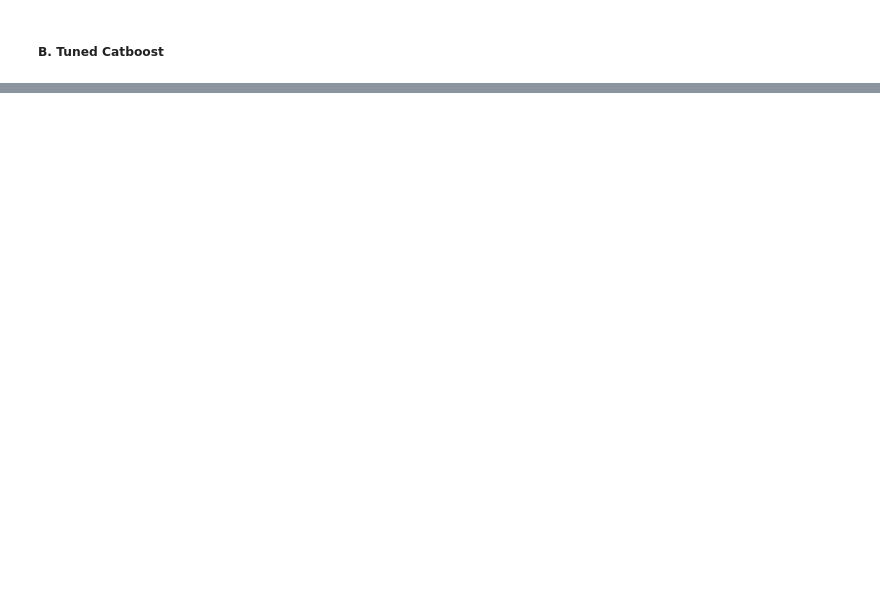
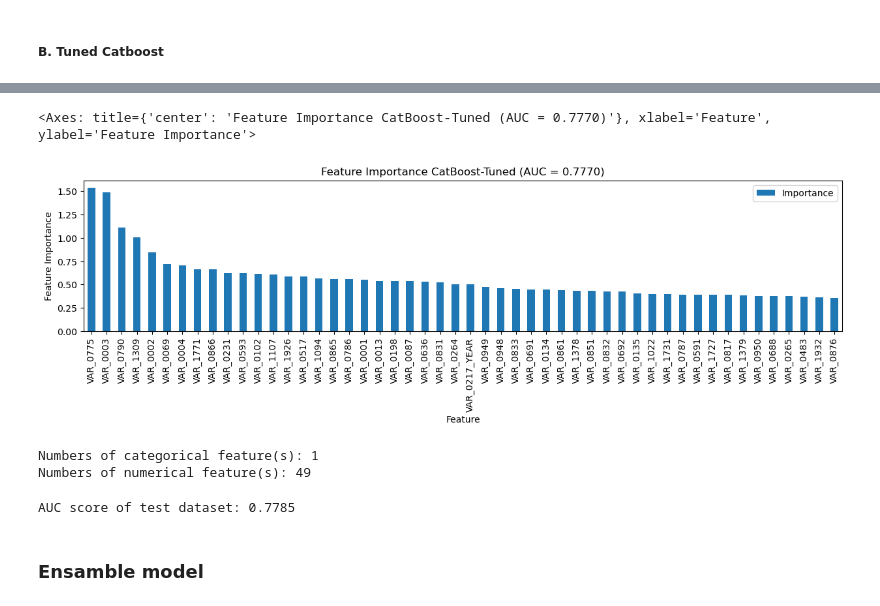
Before and after one commit to rezadzikri19/CLF-Spring-Leaf-Markeing-Response, a Jupyter notebook: marketing_classification.ipynb, the cells around one changed output, grey strips where cells are left out. Drawn from its saved outputs; the diff is of its cells as text; code cells hidden in the pictures; blank space fills up the shorter version.

Commit message:
add stacked ensamble

```diff
--- a/marketing_classification.ipynb
+++ b/marketing_classification.ipynb
@@ -1361,0 +1413,3 @@ study.best_params
+# %%
+best_params = study.best_params
+best_params
@@ -1361,0 +1430,65 @@ study.best_params
+# %%
+clf_cat_tuned = CatBoostClassifier(**defined_params, **best_params)
+# %%
+IS_TRAINING = False
+cache_path = r'models\clf_cat_tuned_model.pkl'
+
+if IS_TRAINING:
+  cb_fold = lambda fold, scores: print(f'Fold {fold + 1} => AUC score: {scores[0]:.4f} (train) | {scores[1]:.4f} (valid)')
+  cb_end = lambda scores: print(f'Mean AUC oof score: {scores[0]:.4f} (train) | {scores[1]:.4f} (valid)')
+
+  auc_scores_train, auc_scores_valid = train_model(X, y,
+                                                  model=clf_cat_tuned,
+                                                  preprocessor=preprocessor,
+                                                  scorer=roc_auc_score,
+                                                  cv_fold=skf,
+                                                  cb_fold=cb_fold,
+                                                  cb_end=cb_end)
+  mean_auc_train, mean_auc_valid = np.mean(auc_scores_train), np.mean(auc_scores_valid)
+  joblib.dump({
+    'model': clf_cat_tuned,
+    'preprocessor_pipe': preprocessor_pipe,
+    'scores': (auc_scores_train, auc_scores_valid)
+    }, cache_path)
+else:
+  try:
+    cache = joblib.load(cache_path)
+    clf_cat_tuned = cache['model']
+    preprocessor_pipe = cache['preprocessor_pipe']
+    auc_scores_train = cache['scores'][0]
+    auc_scores_valid = cache['scores'][1]
+  except FileNotFoundError:
+    print('Cached study file not found!')
+# %%
+df_feat_imp = pd.DataFrame({'Feature': X.columns, 'Importance': clf_cat_tuned.feature_importances_})
+df_feat_imp = df_feat_imp.sort_values(by='Importance', ascending=False)
+df_feat_imp[:50].plot(kind='bar',
+                      x='Feature',
+                      y='Importance',
+                      title=f'Feature Importance CatBoost-Tuned (AUC = {mean_auc_valid:.4f})',
+                      xlabel='Feature',
+                      ylabel='Feature Importance',
+                      figsize=(15, 3))
+# %% [output]
+<Axes: title={'center': 'Feature Importance CatBoost-Tuned (AUC = 0.7770)'}, xlabel='Feature', ylabel='Feature Importance'>
+[figure, added]
+# %%
+top_feat_50 = df[df_feat_imp[:50]['Feature']]
+
+cat_feat = top_feat_50.select_dtypes('object').columns
+num_feat = top_feat_50.select_dtypes(exclude='object').columns
+
+print(f'Numbers of categorical feature(s): {len(cat_feat)}')
+print(f'Numbers of numerical feature(s): {len(num_feat)}')
+# %% [output]
+Numbers of categorical feature(s): 1
+Numbers of numerical feature(s): 49
+# %%
+y_preds = clf_cat_tuned.predict_proba(preprocessor_pipe.transform(X_test))[:, 1]
+clf_xgb_tun_auc_test = roc_auc_score(y_test, y_preds)
+
+print(f'AUC score of test dataset: {clf_xgb_tun_auc_test:.4f}')
+# %% [output]
+AUC score of test dataset: 0.7785
+# %% [markdown]
+### **Ensamble model**
```
Also changed, not shown: parts of 46 cells of this notebook, 11 other files.
